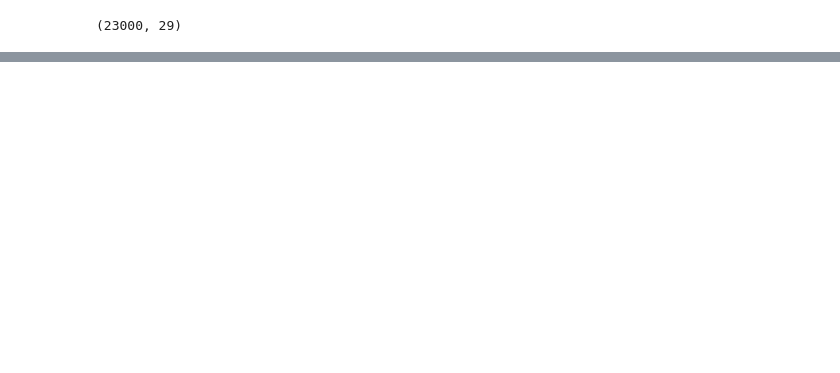
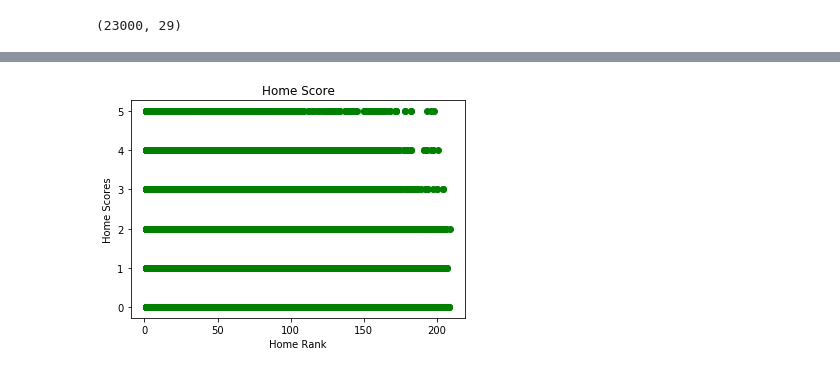
Before and after one commit to mwinzie/Football-Analysis---Mchezopesa-Limited, a Jupyter notebook: Moringa_Data_Science_Core_W6_Independent_Project_Agnes_Mwinzi_DataScience.ipynb, the cells around one changed output, grey strips where cells are left out. Cells and saved outputs as stored; diff of their text form; code cells hidden in the pictures; blank space fills up the shorter version.

```diff
--- a/Moringa_Data_Science_Core_W6_Independent_Project_Agnes_Mwinzi_DataScience.ipynb
+++ b/Moringa_Data_Science_Core_W6_Independent_Project_Agnes_Mwinzi_DataScience.ipynb
@@ -411,0 +572,3 @@ bbj
+# %%
+#performing feature engineering in variables that need encoding
+df['neutral'] = pd.get_dummies(df['neutral'], drop_first = True)
@@ -411,0 +596,12 @@ bbj
+# %%
+#using a finction to have 3 tournament types
+def tourna(x):
+  if x == 'Fifa World Cup':
+    return 'world cup'
+  elif x == 'Friendly':
+    return 'friendly'
+  else:
+    return 'others'
+# %%
+#applying the function for the tournament types
+df['tourna']=df.tournament.apply(lambda x: tourna(x))
@@ -411,0 +668,7 @@ bbj
+# %%
+#getting the columns so as to perform polynomial regression
+#starting with predicting the homescore using the homerank
+X = df['hometeam_rank'].values.reshape(-1,1)
+y = df['home_score'].values
+print(X)
+print(y)
@@ -411,0 +684,9 @@ bbj
+# %%
+#visualizing the dataset by plotting a scatter plot
+plt.scatter(X, y, color='green')
+plt.title('Home Score')
+plt.xlabel('Home Rank')
+plt.ylabel('Home Scores')
+plt.show()
+# %% [output]
+[figure, added]
```
Also changed, not shown: parts of 92 cells of this notebook.
